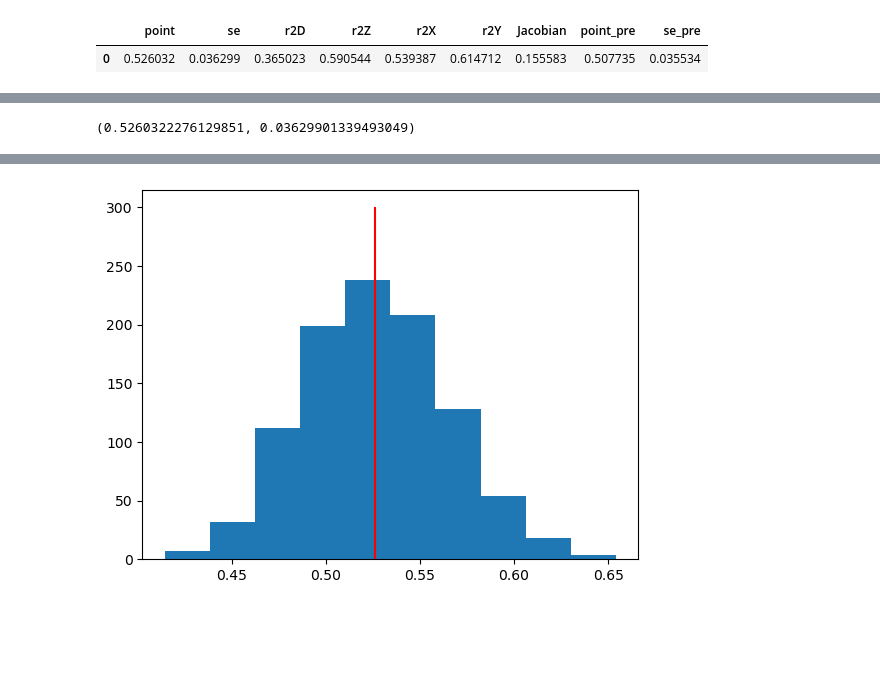
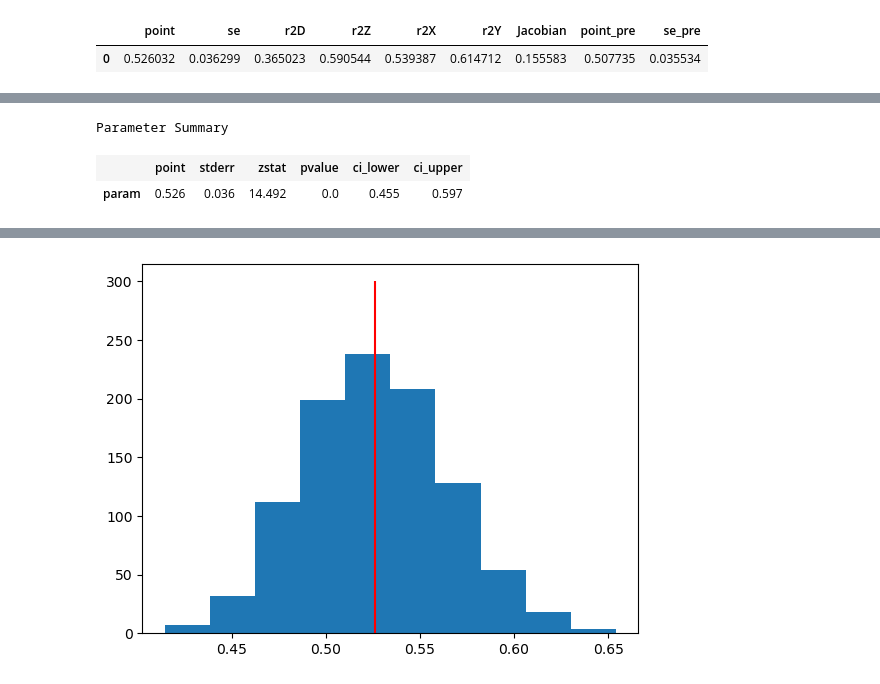
Before and after one commit to syrgkanislab/hidden_mediators, a Jupyter notebook: SyntheticExperiments.ipynb, the cells around one changed output, grey strips where cells are left out. Saved outputs shown, nothing was run; the diff lists cells and outputs as text; code cells hidden in the pictures; blank space fills up the shorter version.

```diff
--- a/SyntheticExperiments.ipynb
+++ b/SyntheticExperiments.ipynb
@@ -54,4 +60,6 @@ Residualizing Y...
-# %%
-est.point_, est.std_
-# %% [output]
-(0.5260322276129851, 0.03629901339493049)
+# %%
+est.summary()
+# %% [output]
+Parameter Summary
+|  | point | stderr | zstat | pvalue | ci_lower | ci_upper |
+| param | 0.526 | 0.036 | 14.492 | 0.0 | 0.455 | 0.597 |
```
Also changed, not shown: parts of 15 cells of this notebook, 2 other files.
